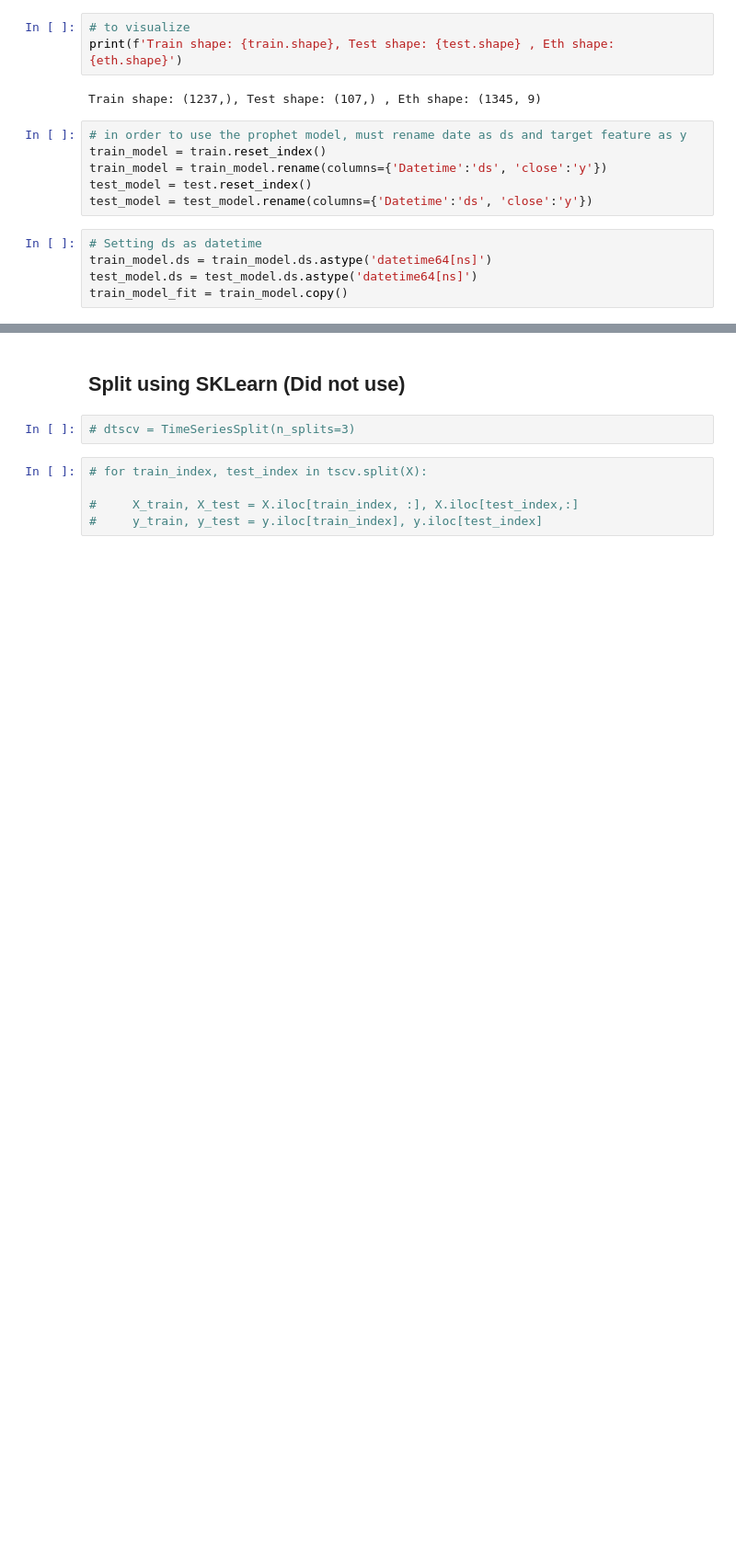
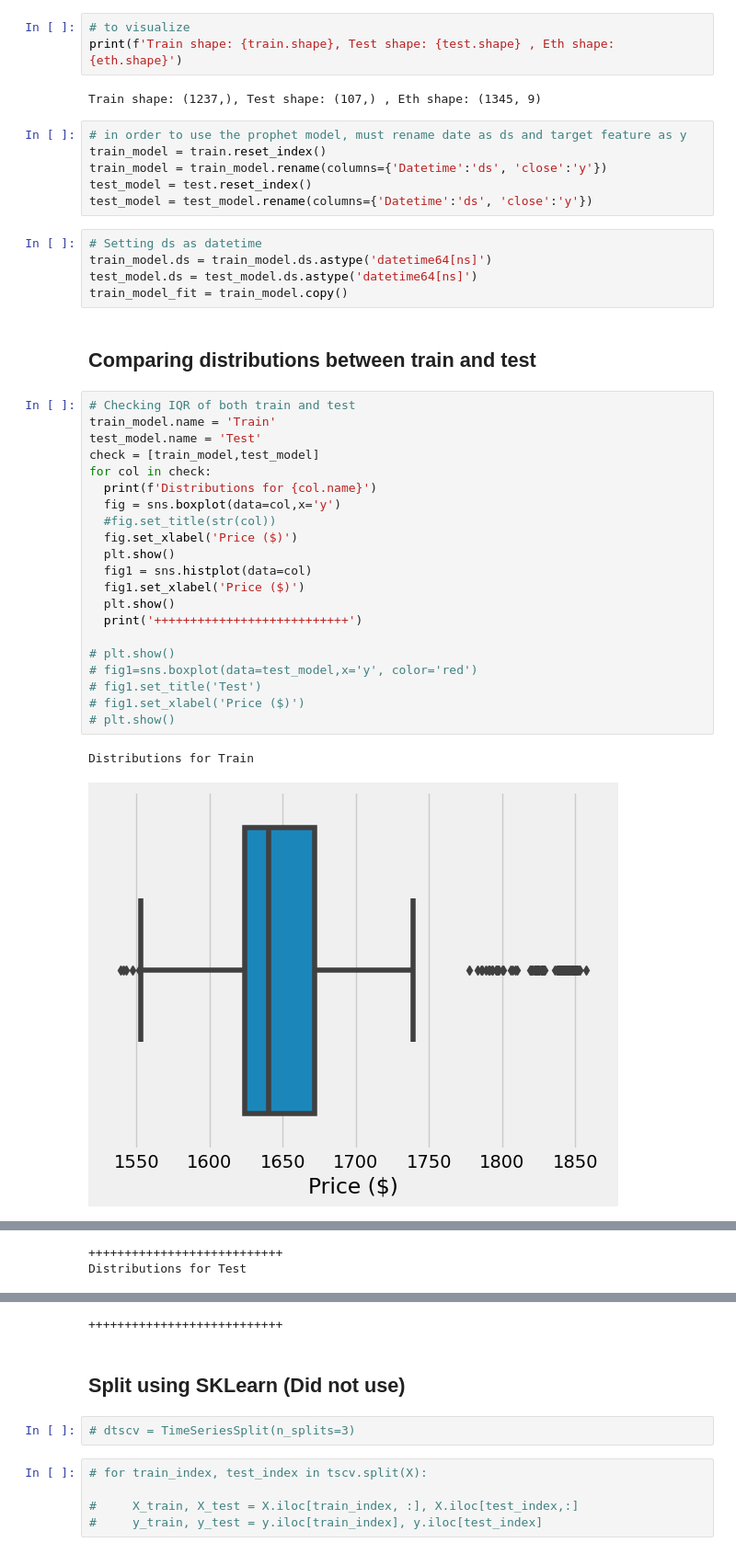
Before and after one commit to jeremiah-toribio/ethy-prophet, a Jupyter notebook: eth.ipynb, the cells around one changed output, grey strips where cells are left out. Shown at 92% size. Cells and saved outputs as stored; diff of their text form; blank space fills up the shorter version.

```diff
--- a/eth.ipynb
+++ b/eth.ipynb
@@ -187,3 +194,29 @@ test_model = test_model.rename(columns={'Datetime':'ds', 'close':'y'})
 train_model.ds = train_model.ds.astype('datetime64[ns]')
 test_model.ds = test_model.ds.astype('datetime64[ns]')
 train_model_fit = train_model.copy()
+# %% [markdown]
+## Comparing distributions between train and test
+# %%
+# Checking IQR of both train and test
+train_model.name = 'Train'
+test_model.name = 'Test'
+check = [train_model,test_model]
+for col in check:
+  print(f'Distributions for {col.name}')
+  fig = sns.boxplot(data=col,x='y')
+  #fig.set_title(str(col))
+  fig.set_xlabel('Price ($)')
+  plt.show()
+  fig1 = sns.histplot(data=col)
+  fig1.set_xlabel('Price ($)')
+  plt.show()
+  print('+++++++++++++++++++++++++++')
+
+# plt.show()
+# fig1=sns.boxplot(data=test_model,x='y', color='red')
+# fig1.set_title('Test')
+# fig1.set_xlabel('Price ($)')
+# plt.show()
+# %% [output]
+Distributions for Train
+[figure, added]
@@ -189,0 +224,2 @@ train_model_fit = train_model.copy()
++++++++++++++++++++++++++++
+Distributions for Test
@@ -190,3 +228,4 @@ train_model_fit = train_model.copy()
++++++++++++++++++++++++++++
 # %% [markdown]
 ## Split using SKLearn (Did not use)
 # %%
```
Also changed, not shown: parts of 3 cells of this notebook.
